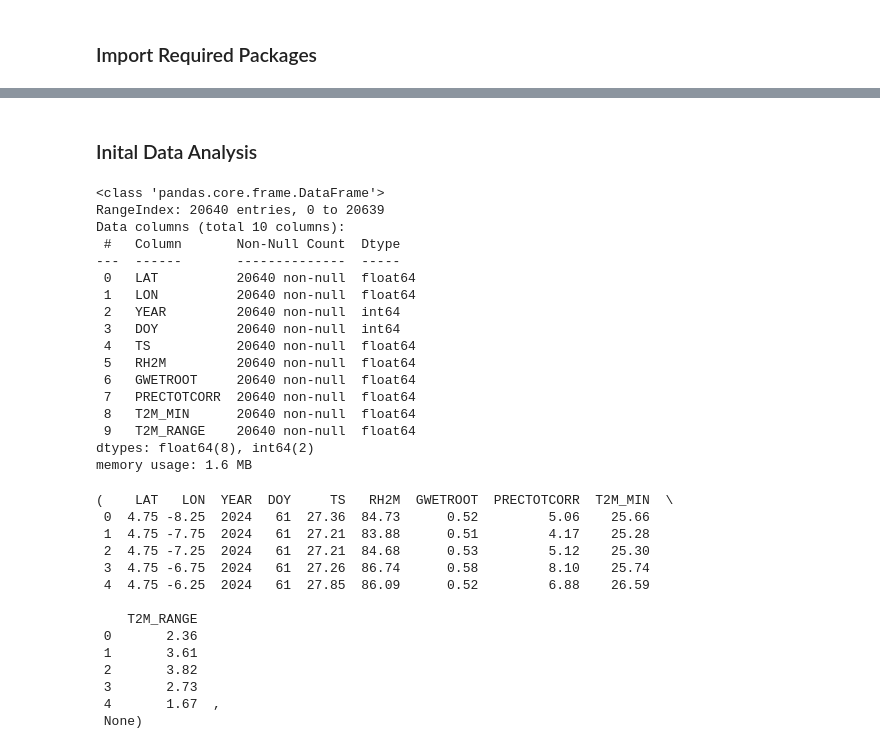
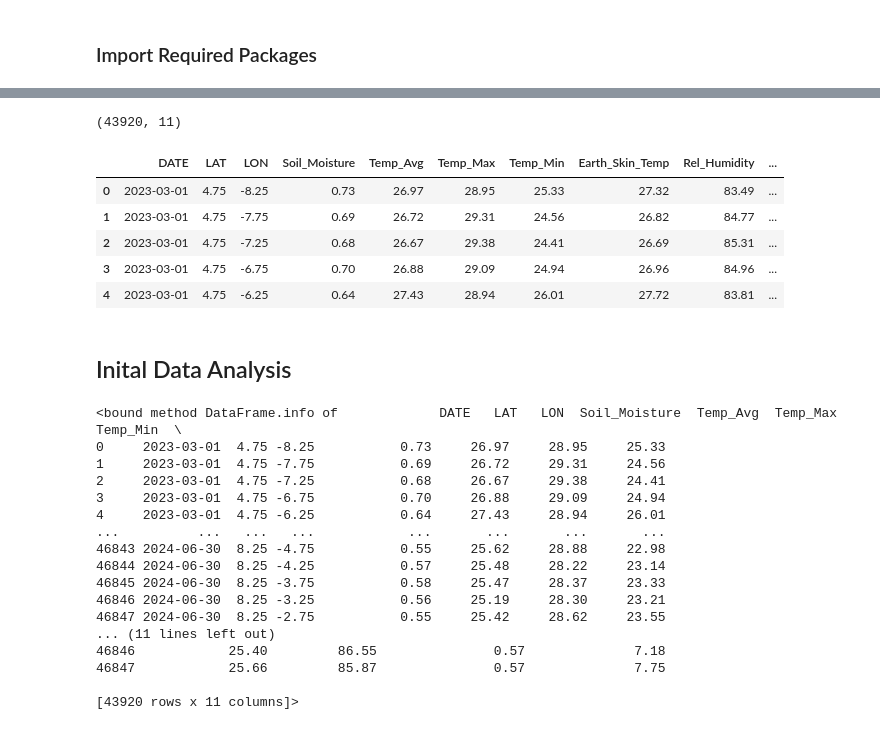
Before and after one commit to jak-weston/Cocoa-Futures-Analysis, a Jupyter notebook: NASA_Data.ipynb, the cells around one changed output, grey strips where cells are left out. Saved outputs shown, nothing was run; the diff lists cells and outputs as text; code cells hidden in the pictures.

```diff
--- a/NASA_Data.ipynb
+++ b/NASA_Data.ipynb
@@ -13,40 +54,39 @@ import seaborn as sns
+# %%
+# Drop rows where any cell has a value of -999
+df = df[(df != -999).all(axis=1)]
+
+print(df.shape)
+df.head()
+# %% [output]
+(43920, 11)
+|  | DATE | LAT | LON | Soil_Moisture | Temp_Avg | Temp_Max | Temp_Min | Earth_Skin_Temp | Rel_Humidity | ... |
+| 0 | 2023-03-01 | 4.75 | -8.25 | 0.73 | 26.97 | 28.95 | 25.33 | 27.32 | 83.49 | ... |
+| 1 | 2023-03-01 | 4.75 | -7.75 | 0.69 | 26.72 | 29.31 | 24.56 | 26.82 | 84.77 | ... |
+| 2 | 2023-03-01 | 4.75 | -7.25 | 0.68 | 26.67 | 29.38 | 24.41 | 26.69 | 85.31 | ... |
+| 3 | 2023-03-01 | 4.75 | -6.75 | 0.70 | 26.88 | 29.09 | 24.94 | 26.96 | 84.96 | ... |
+| 4 | 2023-03-01 | 4.75 | -6.25 | 0.64 | 27.43 | 28.94 | 26.01 | 27.72 | 83.81 | ... |
 # %% [markdown]
-### Inital Data Analysis
+## Inital Data Analysis
-# %%
-df = pd.read_csv('Agroclimatological_NASA_Data.csv', on_bad_lines='skip')
-df.head(), df.info()
-# %% [output]
-<class 'pandas.core.frame.DataFrame'>
-RangeIndex: 20640 entries, 0 to 20639
-Data columns (total 10 columns):
- #   Column       Non-Null Count  Dtype
----  ------       --------------  -----
- 0   LAT          20640 non-null  float64
- 1   LON          20640 non-null  float64
- 2   YEAR         20640 non-null  int64
- 3   DOY          20640 non-null  int64
- 4   TS           20640 non-null  float64
- 5   RH2M         20640 non-null  float64
- 6   GWETROOT     20640 non-null  float64
- 7   PRECTOTCORR  20640 non-null  float64
- 8   T2M_MIN      20640 non-null  float64
- 9   T2M_RANGE    20640 non-null  float64
-dtypes: float64(8), int64(2)
-memory usage: 1.6 MB
-(    LAT   LON  YEAR  DOY     TS   RH2M  GWETROOT  PRECTOTCORR  T2M_MIN  \
- 0  4.75 -8.25  2024   61  27.36  84.73      0.52         5.06    25.66
- 1  4.75 -7.75  2024   61  27.21  83.88      0.51         4.17    25.28
- 2  4.75 -7.25  2024   61  27.21  84.68      0.53         5.12    25.30
- 3  4.75 -6.75  2024   61  27.26  86.74      0.58         8.10    25.74
- 4  4.75 -6.25  2024   61  27.85  86.09      0.52         6.88    26.59
-
-    T2M_RANGE
- 0       2.36
- 1       3.61
- 2       3.82
- 3       2.73
- 4       1.67  ,
- None)
+# %%
+df.info
+# %% [output]
+<bound method DataFrame.info of             DATE   LAT   LON  Soil_Moisture  Temp_Avg  Temp_Max  Temp_Min  \
+0     2023-03-01  4.75 -8.25           0.73     26.97     28.95     25.33
+1     2023-03-01  4.75 -7.75           0.69     26.72     29.31     24.56
+2     2023-03-01  4.75 -7.25           0.68     26.67     29.38     24.41
+3     2023-03-01  4.75 -6.75           0.70     26.88     29.09     24.94
+4     2023-03-01  4.75 -6.25           0.64     27.43     28.94     26.01
+...          ...   ...   ...            ...       ...       ...       ...
+46843 2024-06-30  8.25 -4.75           0.55     25.62     28.88     22.98
+46844 2024-06-30  8.25 -4.25           0.57     25.48     28.22     23.14
+46845 2024-06-30  8.25 -3.75           0.58     25.47     28.37     23.33
+46846 2024-06-30  8.25 -3.25           0.56     25.19     28.30     23.21
+46847 2024-06-30  8.25 -2.75           0.55     25.42     28.62     23.55
+... (11 lines left out)
+46846            25.40         86.55               0.57              7.18
+46847            25.66         85.87               0.57              7.75
+
+[43920 rows x 11 columns]>
 # %%
 # Set plot style
 sns.set(style="whitegrid")
```
Also changed, not shown: parts of 16 cells of this notebook, 2 other files.
